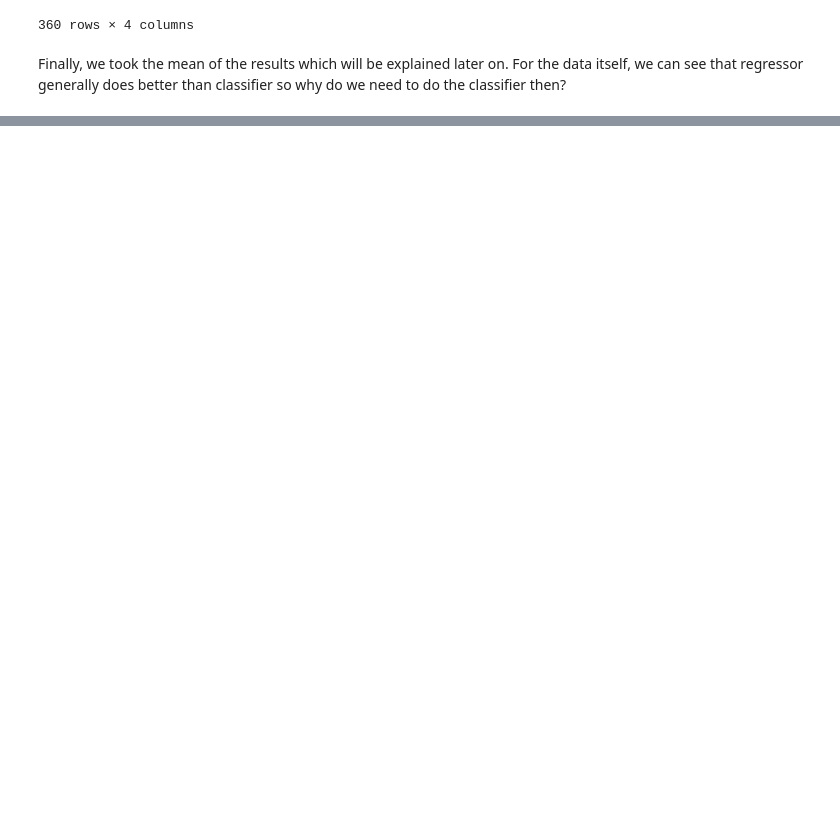
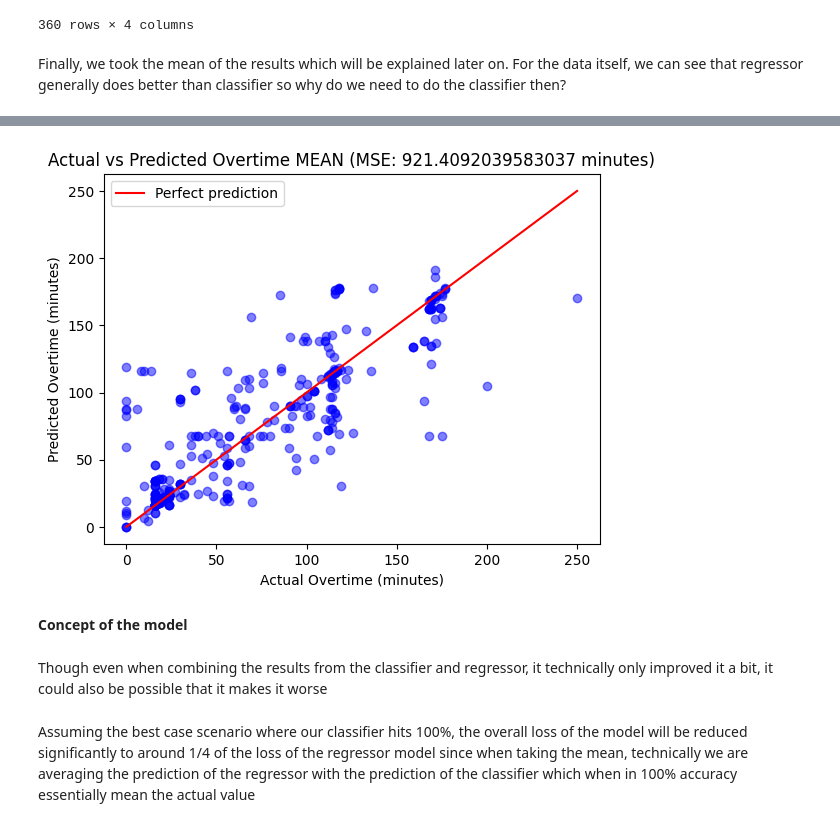
Before and after one commit to jordanchong911/Garments, a Jupyter notebook: Decision_tree.ipynb, the cells around one changed output, grey strips where cells are left out. Saved outputs shown, nothing was run; the diff lists cells and outputs as text; code cells hidden in the pictures; blank space fills up the shorter version.

```diff
--- a/Decision_tree.ipynb
+++ b/Decision_tree.ipynb
@@ -643,0 +674,16 @@ The main reason is since there are instances that regressor predicts too far or
+# %%
+plt.scatter(y_test, predictions_test_m, alpha=0.5, color='blue')
+plt.plot([min(y_test), max(y_test)], [min(y_test), max(y_test)], color='red', label='Perfect prediction')
+plt.xlabel('Actual Overtime (minutes)')
+plt.ylabel('Predicted Overtime (minutes)')
+plt.title(f'Actual vs Predicted Overtime MEAN (MSE: {compute_mse(predictions_test_m, y_test)} minutes)') # used the index so it wouldn't be inside square brackets
+plt.legend()
+plt.show()
+# %% [output]
+[figure, added]
+# %% [markdown]
+**Concept of the model**
+# %% [markdown]
+Though even when combining the results from the classifier and regressor, it technically only improved it a bit, it could also be possible that it makes it worse
+# %% [markdown]
+Assuming the best case scenario where our classifier hits 100%, the overall loss of the model will be reduced significantly to around 1/4 of the loss of the regressor model since when taking the mean, technically we are averaging the prediction of the regressor with the prediction of the classifier which when in 100% accuracy essentially mean the actual value
```
Also changed, not shown: parts of 30 cells of this notebook.
